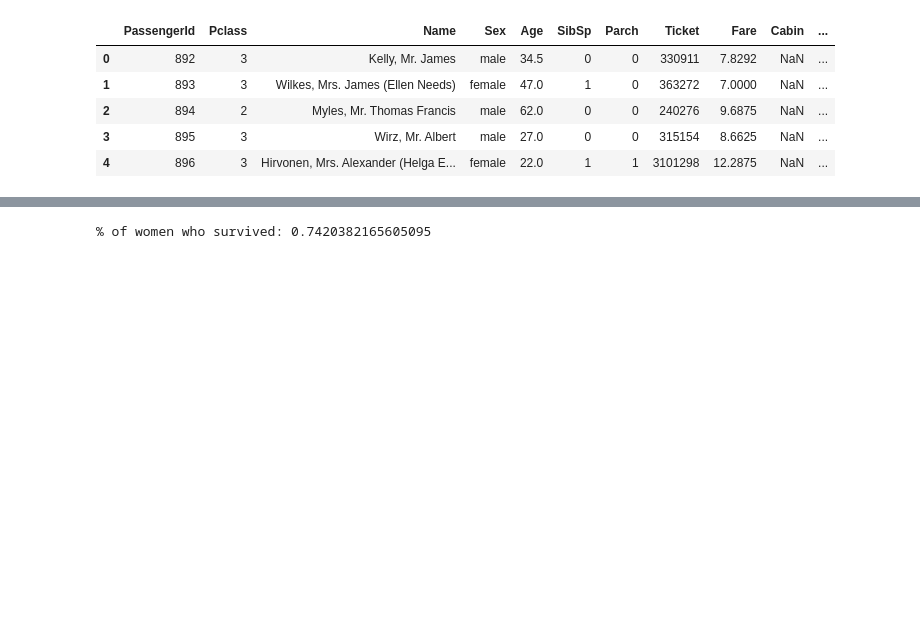
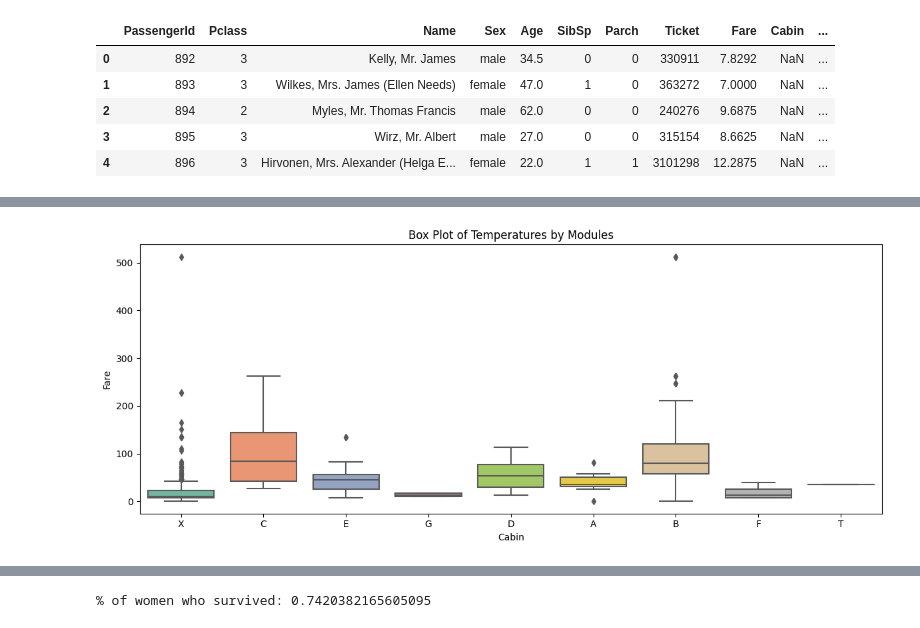
Before and after one commit to Alex-Mak-MCW/Titanic-Survival-Precictions-Project, a Jupyter notebook: PythonTitanicProject.ipynb, the cells around one changed output, grey strips where cells are left out. Cells and saved outputs as stored; diff of their text form; code cells hidden in the pictures; blank space fills up the shorter version.

Commit message:
Clearing data and data wrangling

```diff
--- a/PythonTitanicProject.ipynb
+++ b/PythonTitanicProject.ipynb
@@ -28,0 +171,23 @@ test_data.head()
+# %%
+# How to Fill Cabin (supplementry):
+
+import seaborn as sns
+import matplotlib.pyplot as plt
+
+# a. first group the unknown data into a group
+# for known data, keep the first character
+# Then display using seaborn's boxplot
+
+# Training and testing data
+train_data["Cabin"]=pd.Series('X'if pd.isnull(each) else each[0] for each in train_data["Cabin"])
+test_data["Cabin"]=pd.Series('X'if pd.isnull(each) else each[0] for each in test_data["Cabin"])
+
+# Plot Cabin data with fare to check how the unknown usually belong
+plt.figure(figsize=(12,5))
+plt.title('Box Plot of Temperatures by Modules')
+sns.boxplot(x='Cabin',y='Fare',data=train_data, palette='Set2')
+plt.tight_layout()
+
+# Result shows most from the unknown class (X) has a low fare
+# %% [output]
+[figure, added]
```
Also changed, not shown: parts of 5 cells of this notebook, 2 other files.
